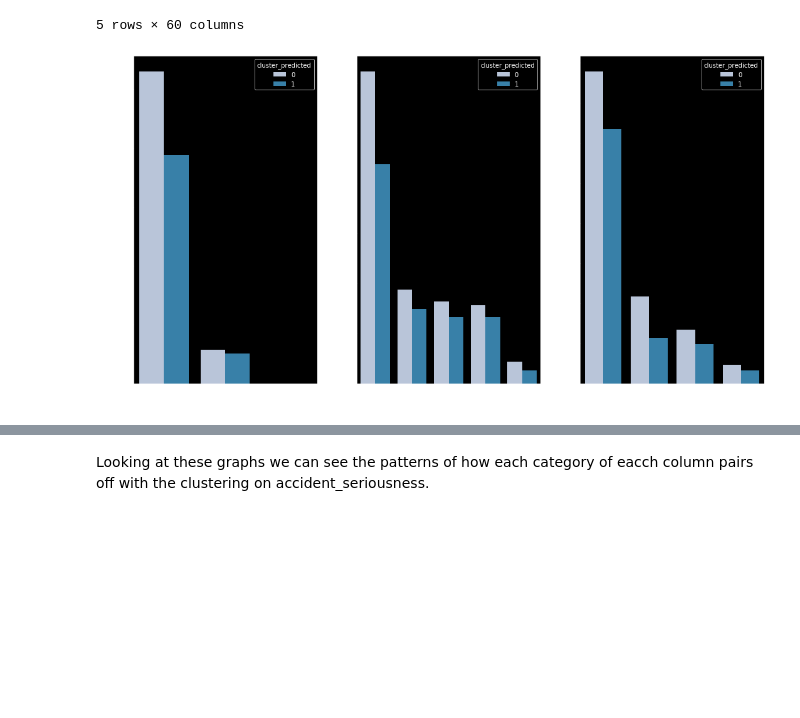
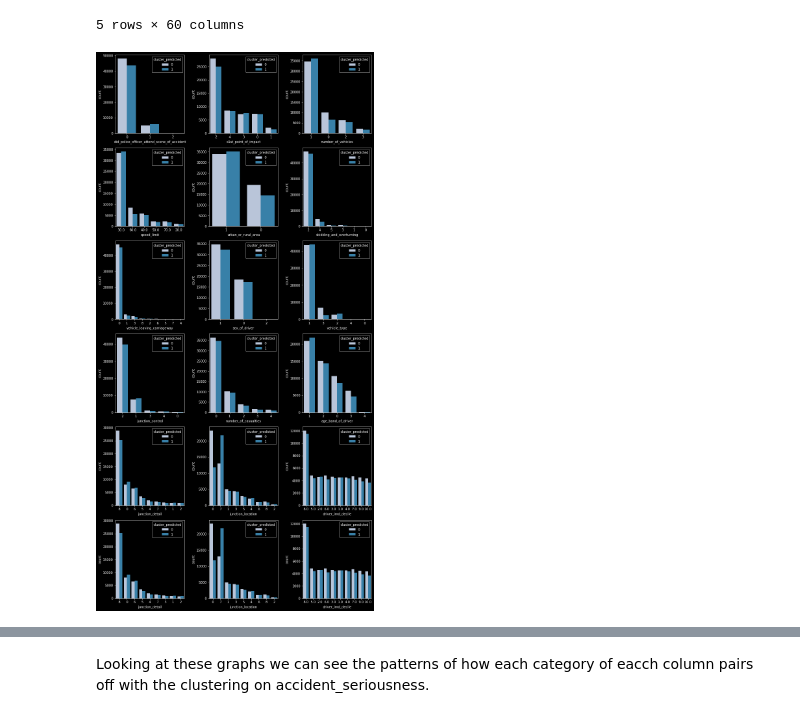
Before and after one commit to GenTaylor/Traffic-Accident-Analysis, a Jupyter notebook: UK_Road_Safety_Traffic_Accidents_and_Vehicles.ipynb, the cells around one changed output, grey strips where cells are left out. Cells and saved outputs as stored; diff of their text form; code cells hidden in the pictures; blank space fills up the shorter version.

```diff
--- a/UK_Road_Safety_Traffic_Accidents_and_Vehicles.ipynb
+++ b/UK_Road_Safety_Traffic_Accidents_and_Vehicles.ipynb
@@ -2719,102 +2713,64 @@ combinedDf.head()
 5 rows × 60 columns
 # %%
 #plotting a few of these features just to see how they relate to the clustering for seriousness
-f, axs = plt.subplots(1,3,figsize = (15,8))
+f, axs = plt.subplots(nrows=6, ncols=3,figsize = (12,24))
+plt.style.use('dark_background')
 sns.countplot(x=combinedDf['did_police_officer_attend_scene_of_accident'],
               order=combinedDf['did_police_officer_attend_scene_of_accident'].value_counts().index,
-              hue=combinedDf['cluster_predicted'], palette='PuBu', ax=axs[0])
-
+              hue=combinedDf['cluster_predicted'], palette='PuBu', ax=axs[0,0])
 sns.countplot(x=combinedDf['x1st_point_of_impact'],
               order=combinedDf['x1st_point_of_impact'].value_counts().index,
-              hue=combinedDf['cluster_predicted'], palette='PuBu', ax=axs[1])
-
+              hue=combinedDf['cluster_predicted'], palette='PuBu', ax=axs[0,1])
 sns.countplot(x=combinedDf['number_of_vehicles'],
               order=combinedDf['number_of_vehicles'].value_counts().index,
-              hue=combinedDf['cluster_predicted'], palette='PuBu', ax=axs[2])
-plt.tight_layout()
-plt.savefig('clusterplot1.png')
-plt.show()
-
-
-f, axs = plt.subplots(1,3,figsize = (15,8))
-
+              hue=combinedDf['cluster_predicted'], palette='PuBu', ax=axs[0,2])
 sns.countplot(x=combinedDf['speed_limit'],
               order=combinedDf['speed_limit'].value_counts().index,
-              hue=combinedDf['cluster_predicted'], palette='PuBu', ax=axs[0])
+              hue=combinedDf['cluster_predicted'], palette='PuBu', ax=axs[1,0])
 sns.countplot(x=combinedDf['urban_or_rural_area'],
               order=combinedDf['urban_or_rural_area'].value_counts().index,
-              hue=combinedDf['cluster_predicted'], palette='PuBu', ax=axs[1])
+              hue=combinedDf['cluster_predicted'], palette='PuBu', ax=axs[1,1])
 sns.countplot(x=combinedDf['skidding_and_overturning'],
               order=combinedDf['skidding_and_overturning'].value_counts().index,
-              hue=combinedDf['cluster_predicted'], palette='PuBu', ax=axs[2])
-plt.tight_layout()
-plt.savefig('clusterplot2.png')
-plt.show()
-
-
-
-f, axs = plt.subplots(1,3,figsize = (15,8))
-
+              hue=combinedDf['cluster_predicted'], palette='PuBu', ax=axs[1,2])
 sns.countplot(x=combinedDf['vehicle_leaving_carriageway'],
               order=combinedDf['vehicle_leaving_carriageway'].value_counts().index,
-              hue=combinedDf['cluster_predicted'], palette='PuBu', ax=axs[0])
+              hue=combinedDf['cluster_predicted'], palette='PuBu', ax=axs[2,0])
 sns.countplot(x=combinedDf['sex_of_driver'],
               order=combinedDf['sex_of_driver'].value_counts().index,
-              hue=combinedDf['cluster_predicted'], palette='PuBu', ax=axs[1])
+              hue=combinedDf['cluster_predicted'], palette='PuBu', ax=axs[2,1])
 sns.countplot(x=combinedDf['vehicle_type'],
               order=combinedDf['vehicle_type'].value_counts().index,
-              hue=combinedDf['cluster_predicted'], palette='PuBu', ax=axs[2])
-plt.tight_layout()
-plt.savefig('clusterplot3.png')
-plt.show()
-
-
-f, axs = plt.subplots(1,3,figsize = (15,8))
-
+              hue=combinedDf['cluster_predicted'], palette='PuBu', ax=axs[2,2])
 sns.countplot(x=combinedDf['junction_control'],
               order=combinedDf['junction_control'].value_counts().index,
-              hue=combinedDf['cluster_predicted'], palette='PuBu', ax=axs[0])
+              hue=combinedDf['cluster_predicted'], palette='PuBu', ax=axs[3,0])
 sns.countplot(x=combinedDf['number_of_casualties'],
               order=combinedDf['number_of_casualties'].value_counts().index,
-              hue=combinedDf['cluster_predicted'], palette='PuBu', ax=axs[1])
+              hue=combinedDf['cluster_predicted'], palette='PuBu', ax=axs[3,1])
 sns.countplot(x=combinedDf['age_band_of_driver'],
               order=combinedDf['age_band_of_driver'].value_counts().index,
-              hue=combinedDf['cluster_predicted'], palette='PuBu', ax=axs[2])
-plt.tight_layout()
-plt.savefig('clusterplot4.png')
-plt.show()
-
-
-
-f, axs = plt.subplots(1,3,figsize = (15,8))
-
+              hue=combinedDf['cluster_predicted'], palette='PuBu', ax=axs[3,2])
 sns.countplot(x=combinedDf['junction_detail'],
               order=combinedDf['junction_detail'].value_counts().index,
-              hue=combinedDf['cluster_predicted'], palette='PuBu', ax=axs[0])
+              hue=combinedDf['cluster_predicted'], palette='PuBu', ax=axs[4,0])
 sns.countplot(x=combinedDf['junction_location'],
               order=combinedDf['junction_location'].value_counts().index,
-              hue=combinedDf['cluster_predicted'], palette='PuBu', ax=axs[1])
+              hue=combinedDf['cluster_predicted'], palette='PuBu', ax=axs[4,1])
 sns.countplot(x=combinedDf['driver_imd_decile'],
               order=combinedDf['driver_imd_decile'].value_counts().index,
-              hue=combinedDf['cluster_predicted'], palette='PuBu', ax=axs[2])
-plt.tight_layout()
-plt.savefig('clusterplot5.png')
-plt.show()
-
-
-f, axs = plt.subplots(1,3,figsize = (15,8))
-
+              hue=combinedDf['cluster_predicted'], palette='PuBu', ax=axs[4,2])
 sns.countplot(x=combinedDf['junction_detail'],
               order=combinedDf['junction_detail'].value_counts().index,
-              hue=combinedDf['cluster_predicted'], palette='PuBu', ax=axs[0])
+              hue=combinedDf['cluster_predicted'], palette='PuBu', ax=axs[5,0])
 sns.countplot(x=combinedDf['junction_location'],
               order=combinedDf['junction_location'].value_counts().index,
-              hue=combinedDf['cluster_predicted'], palette='PuBu', ax=axs[1])
+              hue=combinedDf['cluster_predicted'], palette='PuBu', ax=axs[5,1])
 sns.countplot(x=combinedDf['driver_imd_decile'],
               order=combinedDf['driver_imd_decile'].value_counts().index,
-              hue=combinedDf['cluster_predicted'], palette='PuBu', ax=axs[2])
+              hue=combinedDf['cluster_predicted'], palette='PuBu', ax=axs[5,2])
 plt.tight_layout()
-plt.savefig('clusterplot6.png')
+plt.savefig('clusterplot.png')
 plt.show()
 # %% [output]
-[figure, old version]
+[figure, new version]
```
Also changed, not shown: parts of 19 cells of this notebook.
